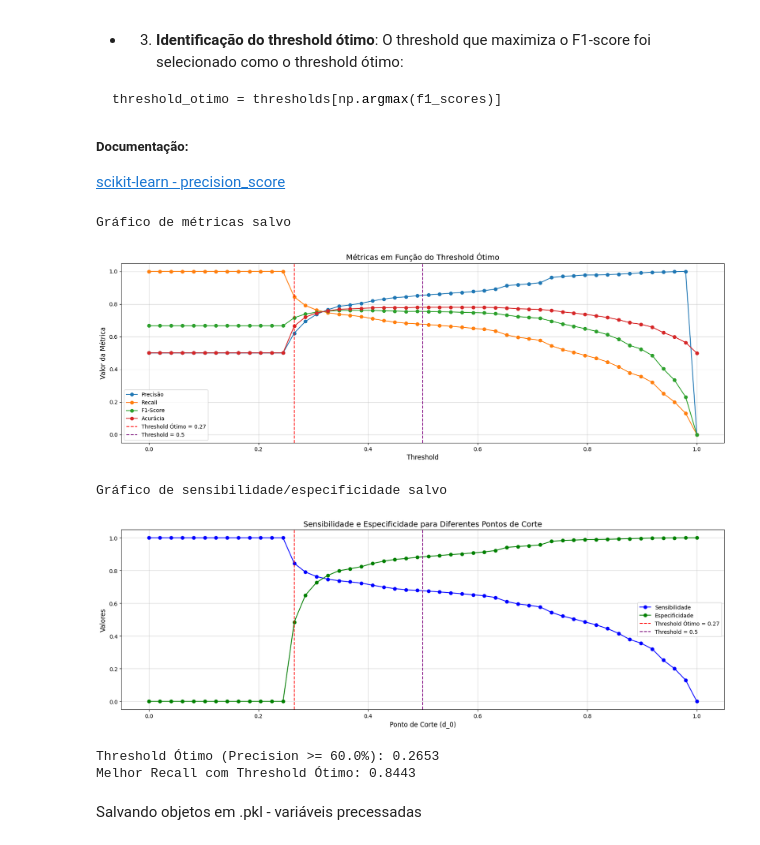
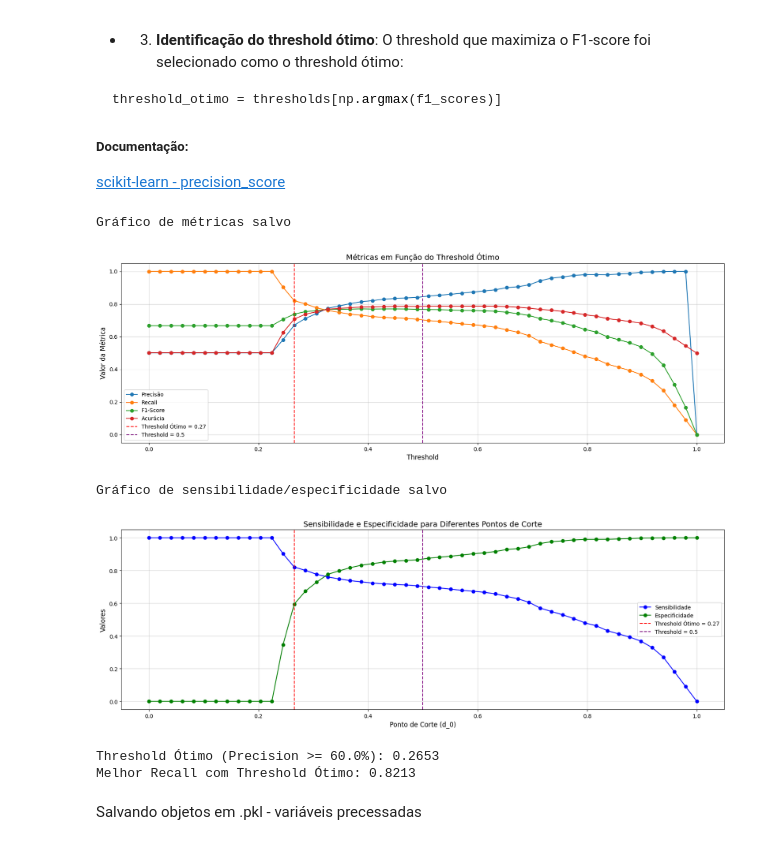
Before and after one commit to RodrigoCamposDS/churn-prediction, a Jupyter notebook: project/notebooks/04-model-training-randomforest.ipynb, the cells around one changed output. Drawn from its saved outputs; the diff is of its cells as text; code cells hidden in the pictures.

Commit message:
modifição de paramêtros e intervalo de confiaça - Conformal Predictions

```diff
--- a/project/notebooks/04-model-training-randomforest.ipynb
+++ b/project/notebooks/04-model-training-randomforest.ipynb
@@ -199,9 +199,9 @@ model_rf = RandomForestClassifier(
 # Treinar o modelo Random Forest com os dados balanceados e transformados
 model_rf = RandomForestClassifier(
     n_estimators=100,
-    max_depth=5,
-    min_samples_split=20,
-    min_samples_leaf=20,
+    max_depth=10,
+    min_samples_split=2,
+    min_samples_leaf=5,
     max_features='sqrt',
     oob_score=True,
     bootstrap=True,
@@ -237,0 +258,30 @@ plt.show()
+# %%
+
+# Treinar o modelo Random Forest
+model_rf = RandomForestClassifier(
+    n_estimators=100,
+    max_depth=5,
+    min_samples_split=20,
+    min_samples_leaf=20,
+    max_features='sqrt',
+    oob_score=True,
+    bootstrap=True,
+    random_state=42,
+    class_weight='balanced'
+)
+
+# Ajustar o modelo com os dados de treino
+model_rf.fit(X_train, y_train)
+
+# Aplicar o MAPIE para conformal predictions (usando o método 'score')
+mapie_rf = MapieClassifier(estimator=model_rf, method="score")
+mapie_rf.fit(X_train, y_train)
+
+# Fazer previsões com conformal intervals
+y_pred_rf, y_pred_rf_interval = mapie_rf.predict(X_test, alpha=0.1)
+
+
+# Avaliar as previsões pontuais
+print("Acurácia (Random Forest com MAPIE):", accuracy_score(y_test, y_pred_rf))
+print("Relatório de classificação:")
+print(classification_report(y_test, y_pred_rf))
@@ -296,14 +381,14 @@ threshold_otimo = thresholds[np.argmax(f1_scores)]
 ##### Documentação:
 [scikit-learn - precision_score](https://scikit-learn.org/stable/modules/generated/sklearn.metrics.precision_score.html)
 # %%
-optimal_threshold, y_pred_th_otimo, y_prob_th = ajustar_threshold(model_rf, X_train, X_test, y_train, y_test, threshold_precision=0.6, metric='recall', model_name='Métricas em função de Threshold RandomForest')
+optimal_threshold, y_pred_th_otimo, y_prob_th, thresholds = ajustar_threshold(model_rf, X_train, X_test, y_train, y_test, threshold_precision=0.6, metric='recall', model_name='Métricas em função de Threshold RandomForest')
 # %% [output]
 Gráfico de métricas salvo
-[figure, old version]
+[figure, new version]
 Gráfico de sensibilidade/especificidade salvo
-[figure, old version]
+[figure, new version]
 Threshold Ótimo (Precision >= 60.0%): 0.2653
-Melhor Recall com Threshold Ótimo: 0.8443
+Melhor Recall com Threshold Ótimo: 0.8213
 # %%
 optimal_threshold_rf = optimal_threshold
 y_pred_th_otimo_rf = y_pred_th_otimo
```
Also changed, not shown: parts of 13 cells of this notebook, 41 other files.
